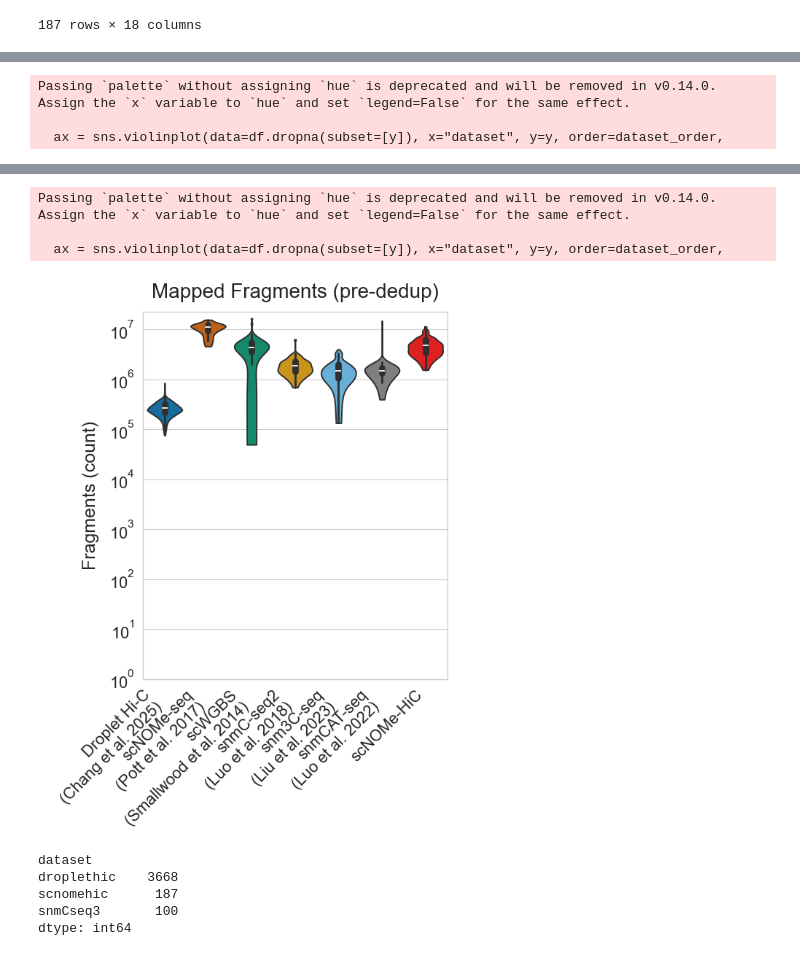
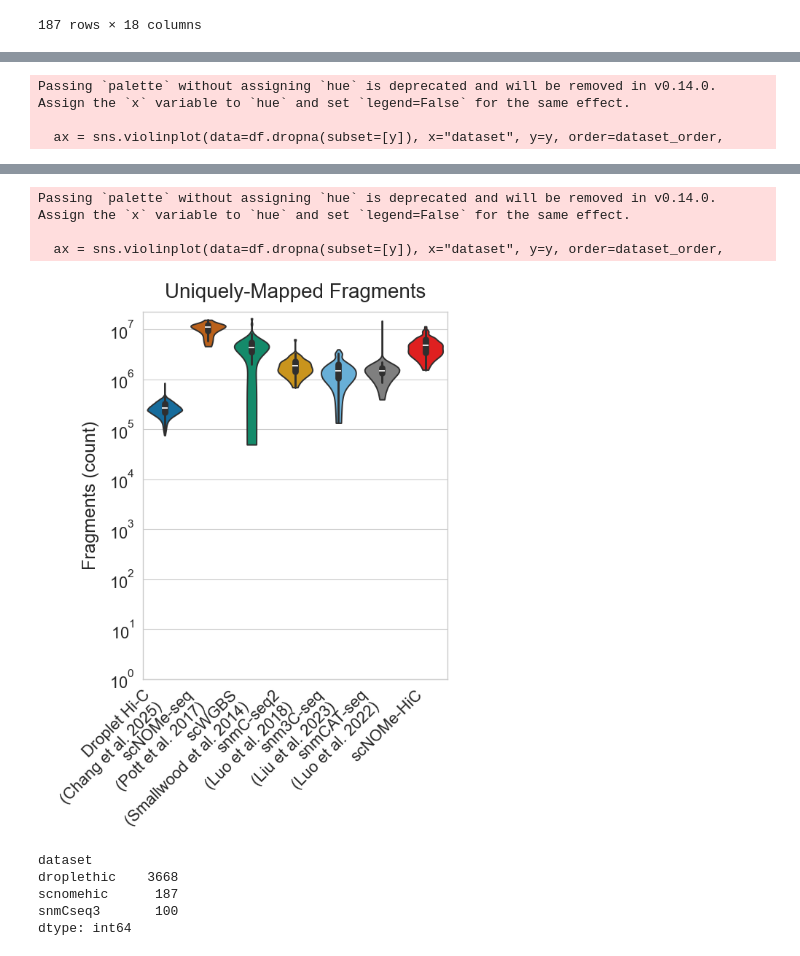
Before and after one commit to yoshihiko1218/snomehic_benchmark, a Jupyter notebook: summary/qc.ipynb, the cells around one changed output, grey strips where cells are left out. Drawn from its saved outputs; the diff is of its cells as text; code cells hidden in the pictures.

```diff
--- a/summary/qc.ipynb
+++ b/summary/qc.ipynb
@@ -904,17 +904,17 @@ Passing `palette` without assigning `hue` is deprecated and will be removed in v
 # %%
 # METRIC 2 -- uniquely-mapped fragment count (after-dedup = main; before-dedup also saved).
 # Reuses violin_plot / align / dataset_order / palette from the previous cell. Log y (10^x).
 violin_plot(align, "uniq_postDedup", "Uniquely-Mapped Fragments", "Fragments (count)", log=True, fname="figures/readcount_violinplot_log_winsorized.pdf")
-violin_plot(align, "uniq_preDedup",  "Mapped Fragments (pre-dedup)", "Fragments (count)", log=True, fname="figures/readcount_beforeDedup_violin.pdf")
+violin_plot(align, "uniq_preDedup",  "Uniquely-Mapped Fragments", "Fragments (count)", log=True, fname="figures/readcount_beforeDedup_violin.pdf")
 # %% [output]
 Passing `palette` without assigning `hue` is deprecated and will be removed in v0.14.0. Assign the `x` variable to `hue` and set `legend=False` for the same effect.
 
   ax = sns.violinplot(data=df.dropna(subset=[y]), x="dataset", y=y, order=dataset_order,
 [figure]
 Passing `palette` without assigning `hue` is deprecated and will be removed in v0.14.0. Assign the `x` variable to `hue` and set `legend=False` for the same effect.
 
   ax = sns.violinplot(data=df.dropna(subset=[y]), x="dataset", y=y, order=dataset_order,
-[figure, old version]
+[figure, new version]
 # %%
 # METRICS 4,5,6 -- Hi-C contacts, CONSISTENT (1 kb, MapQ30, dedup).
 # hic_df from summary/qc_tables/hic.csv (built by summary/build_qc_tables.py):
```
Also changed, not shown: parts of 2 cells of this notebook, 26 other files.
